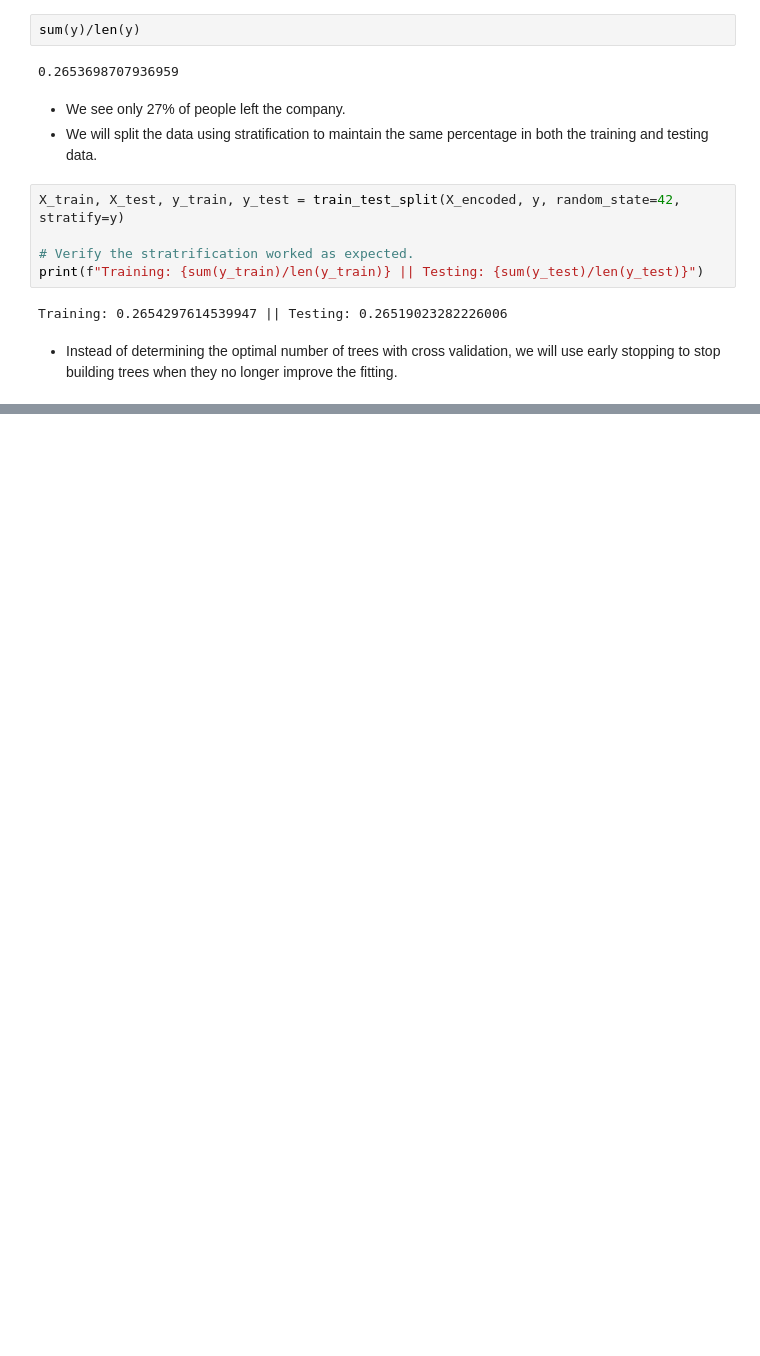
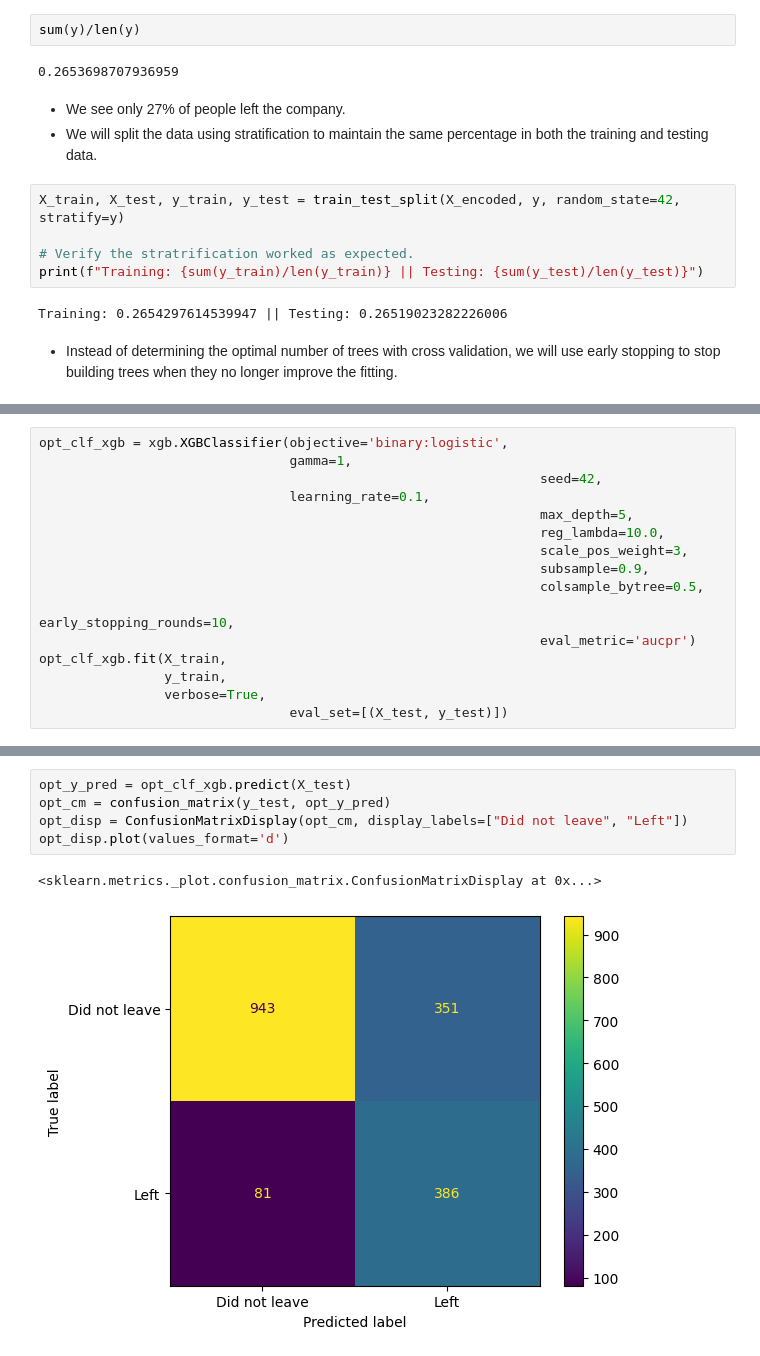
Before and after one commit to Leal-Daniel/DataSciencePractice, a Jupyter notebook: XgboostSandbox.ipynb, the cells around one changed output, grey strips where cells are left out. Cells and saved outputs as stored; diff of their text form; blank space fills up the shorter version.

```diff
--- a/XgboostSandbox.ipynb
+++ b/XgboostSandbox.ipynb
@@ -349,0 +443,16 @@ TypeError: XGBClassifier.fit() got an unexpected keyword argument 'early_stoppin
+# %%
+opt_clf_xgb = xgb.XGBClassifier(objective='binary:logistic',
+                                gamma=1,
+																seed=42,
+                                learning_rate=0.1,
+																max_depth=5,
+																reg_lambda=10.0,
+																scale_pos_weight=3,
+																subsample=0.9,
+																colsample_bytree=0.5,
+																early_stopping_rounds=10,
+																eval_metric='aucpr')
+opt_clf_xgb.fit(X_train,
+                y_train,
+                verbose=True,
+								eval_set=[(X_test, y_test)])
@@ -349,0 +488,8 @@ TypeError: XGBClassifier.fit() got an unexpected keyword argument 'early_stoppin
+# %%
+opt_y_pred = opt_clf_xgb.predict(X_test)
+opt_cm = confusion_matrix(y_test, opt_y_pred)
+opt_disp = ConfusionMatrixDisplay(opt_cm, display_labels=["Did not leave", "Left"])
+opt_disp.plot(values_format='d')
+# %% [output]
+<sklearn.metrics._plot.confusion_matrix.ConfusionMatrixDisplay at 0x...>
+[figure, added]
```
Also changed, not shown: parts of 8 cells of this notebook.
